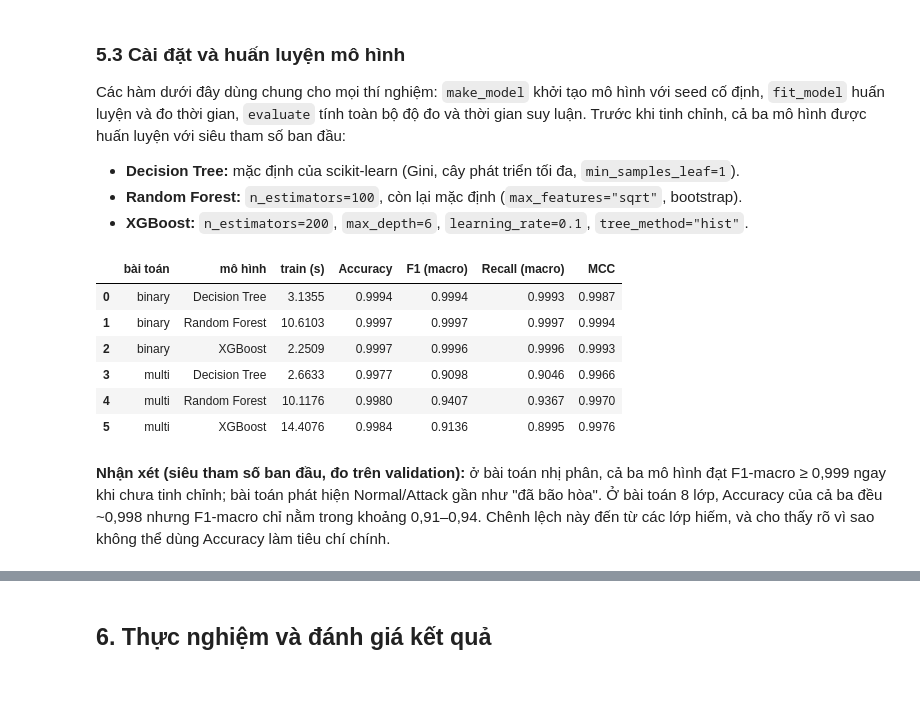
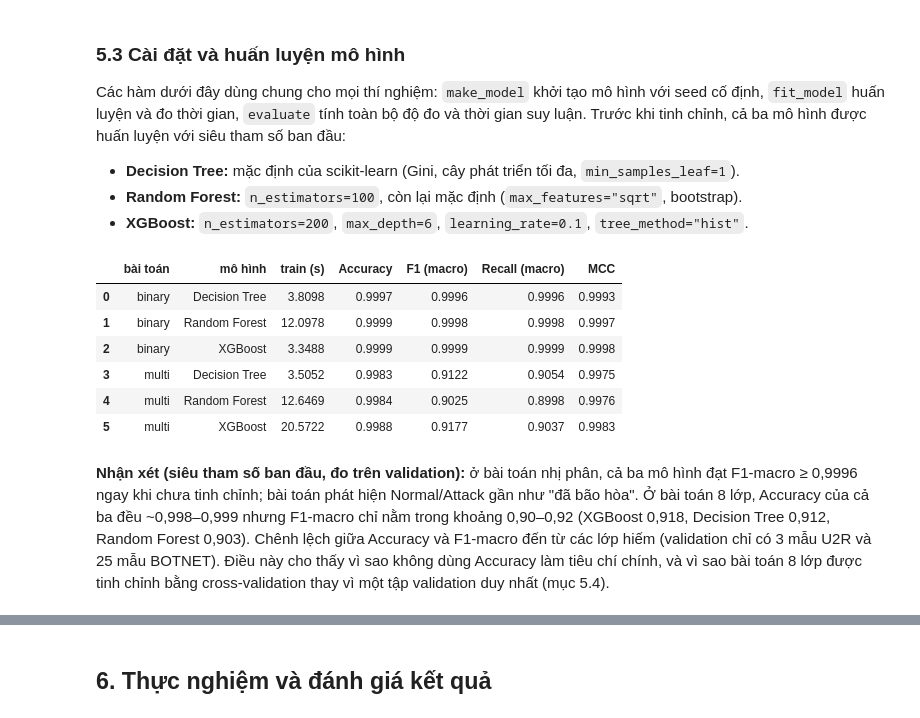
Before and after one commit to PhanManhTan/NT120, a Jupyter notebook: NT120_DoAn_Nhom03_SoSanhML_InSDN.ipynb, the cells around one changed output, grey strips where cells are left out. Cells and saved outputs as stored; diff of their text form; code cells hidden in the pictures; blank space fills up the shorter version.

```diff
--- a/NT120_DoAn_Nhom03_SoSanhML_InSDN.ipynb
+++ b/NT120_DoAn_Nhom03_SoSanhML_InSDN.ipynb
@@ -193,7 +210,7 @@ CANDIDATE_DIRS = [
 DATA_DIR = next((p for p in CANDIDATE_DIRS if p.exists()), None)
 if DATA_DIR is None:
     import kagglehub  # pip install kagglehub
-    DATA_DIR = Path(kagglehub.dataset_download("badcodebuilder/insdn-dataset")) / "InSDN_DatasetCSV"
+    DATA_DIR = Path(kagglehub.dataset_download("badcodebuilder/insdn-dataset/versions/2")) / "InSDN_DatasetCSV"
 
 csv_files = sorted(DATA_DIR.glob("*.csv"))
 print("DATA_DIR:", DATA_DIR)
@@ -208,6 +225,9 @@ for file in csv_files:
 
 df_raw = pd.concat(frames, ignore_index=True, sort=False)
 print("Kích thước dữ liệu gốc:", df_raw.shape)
+# Dừng sớm nếu dữ liệu khác bản đã dùng trong báo cáo (3 file, 343.889 luồng, 84 cột + __source_file)
+assert len(csv_files) == 3 and df_raw.shape == (343889, 85), "Dữ liệu khác phiên bản InSDN đã dùng"
+
 df_raw.head()
 # %% [output]
 DATA_DIR: /root/.cache/kagglehub/datasets/badcodebuilder/insdn-dataset/versions/2/InSDN_DatasetCSV
@@ -511,8 +531,13 @@ n_clipped = int((df[clip_cols] < 0).sum().sum())
 df[clip_cols] = df[clip_cols].clip(lower=0)
 print("Số giá trị âm được cắt về 0:", n_clipped)
 
-# (e) Khử trùng lặp theo (đặc trưng + nhãn): tránh cùng một flow xuất hiện ở cả train và test
+# (e) Khử trùng lặp theo (đặc trưng + nhãn): tránh cùng một flow xuất hiện ở cả train và test.
+#     scikit-learn và XGBoost đều ép đầu vào về float32, nên trùng lặp phải được xác định TRONG KHÔNG GIAN
+#     float32: nếu khử trên float64, một số vector khác nhau ở chữ số thứ 8 trở đi sẽ trở thành giống hệt nhau
+#     khi vào mô hình và rò rỉ giữa train/test. (Ép float32 trước cũng giảm một nửa bộ nhớ.)
 feat_cols = [c for c in df.columns if c not in ("Label", "__source_file")]
+num_feat_cols = [c for c in feat_cols if c != "Protocol"]
+df[num_feat_cols] = df[num_feat_cols].astype("float32")
 df = df.drop_duplicates(subset=feat_cols + ["Label"], keep="first")
 log.append(("Khử trùng lặp (đặc trưng + nhãn)", len(df), df.shape[1]))
 
@@ -571,6 +598,8 @@ label_encoder = LabelEncoder().fit(df["Label"])
 CLASS_NAMES = list(label_encoder.classes_)
 y_multi_all = label_encoder.transform(df["Label"])
 print("Các lớp:", dict(enumerate(CLASS_NAMES)))
+# Chỉ số 7 lớp còn lại khi bỏ U2R (dùng cho độ đo bổ sung "F1-macro trừ U2R")
+KEEP7 = [i for i, c in enumerate(CLASS_NAMES) if c != "U2R"]
 
 
 class ProtocolEncoder:
@@ -788,43 +834,42 @@ def evaluate(model, X, y, task):
         "Precision (macro)": precision_score(y, pred, average="macro", zero_division=0),
         "Recall (macro)": recall_score(y, pred, average="macro", zero_division=0),
         "F1 (macro)": f1_score(y, pred, average="macro", zero_division=0),
         "F1 (weighted)": f1_score(y, pred, average="weighted", zero_division=0),
         "MCC": matthews_corrcoef(y, pred),
         "ROC-AUC": auc,
         "Suy luận (µs/flow)": 1e6 * infer / len(y),
     }
     if task == "multi":
         # F1-macro không tính U2R: lớp này chỉ có 2 mẫu trong test nên 1 mẫu đúng/sai làm F1-macro dao động ~0,06
-        keep = [i for i, c in enumerate(CLASS_NAMES) if c != "U2R"]
-        out["F1 (macro, trừ U2R)"] = f1_score(y, pred, labels=keep, average="macro", zero_division=0)
+        out["F1 (macro, trừ U2R)"] = f1_score(y, pred, labels=KEEP7, average="macro", zero_division=0)
     return out, pred, proba
 
 
 # Siêu tham số BAN ĐẦU (mặc định hợp lý, chưa tinh chỉnh)
 DEFAULT_PARAMS = {
     "Decision Tree": {},                                             # cây phát triển tối đa
     "Random Forest": {"n_estimators": 100},
     "XGBoost": {"n_estimators": 200, "max_depth": 6, "learning_rate": 0.1},
 }
 
 rows = []
 for task in ["binary", "multi"]:
     for name in MODEL_NAMES:
         m, t = fit_model(name, task, X_train, Y[task]["train"], **DEFAULT_PARAMS[name])
         res, _, _ = evaluate(m, X_val, Y[task]["val"], task)
         rows.append({"bài toán": task, "mô hình": name, "train (s)": t, **res})
 default_val = pd.DataFrame(rows)
 display(default_val[["bài toán", "mô hình", "train (s)", "Accuracy", "F1 (macro)", "Recall (macro)", "MCC"]])
 # %% [output]
 |  | bài toán | mô hình | train (s) | Accuracy | F1 (macro) | Recall (macro) | MCC |
-| 0 | binary | Decision Tree | 3.1355 | 0.9994 | 0.9994 | 0.9993 | 0.9987 |
-| 1 | binary | Random Forest | 10.6103 | 0.9997 | 0.9997 | 0.9997 | 0.9994 |
-| 2 | binary | XGBoost | 2.2509 | 0.9997 | 0.9996 | 0.9996 | 0.9993 |
-| 3 | multi | Decision Tree | 2.6633 | 0.9977 | 0.9098 | 0.9046 | 0.9966 |
-| 4 | multi | Random Forest | 10.1176 | 0.9980 | 0.9407 | 0.9367 | 0.9970 |
-| 5 | multi | XGBoost | 14.4076 | 0.9984 | 0.9136 | 0.8995 | 0.9976 |
+| 0 | binary | Decision Tree | 3.8098 | 0.9997 | 0.9996 | 0.9996 | 0.9993 |
+| 1 | binary | Random Forest | 12.0978 | 0.9999 | 0.9998 | 0.9998 | 0.9997 |
+| 2 | binary | XGBoost | 3.3488 | 0.9999 | 0.9999 | 0.9999 | 0.9998 |
+| 3 | multi | Decision Tree | 3.5052 | 0.9983 | 0.9122 | 0.9054 | 0.9975 |
+| 4 | multi | Random Forest | 12.6469 | 0.9984 | 0.9025 | 0.8998 | 0.9976 |
+| 5 | multi | XGBoost | 20.5722 | 0.9988 | 0.9177 | 0.9037 | 0.9983 |
 # %% [markdown]
-**Nhận xét (siêu tham số ban đầu, đo trên validation):** ở bài toán nhị phân, cả ba mô hình đạt F1-macro ≥ 0,999 ngay khi chưa tinh chỉnh; bài toán phát hiện Normal/Attack gần như "đã bão hòa". Ở bài toán 8 lớp, Accuracy của cả ba đều ~0,998 nhưng F1-macro chỉ nằm trong khoảng 0,91–0,94. Chênh lệch này đến từ các lớp hiếm, và cho thấy rõ vì sao không thể dùng Accuracy làm tiêu chí chính.
+**Nhận xét (siêu tham số ban đầu, đo trên validation):** ở bài toán nhị phân, cả ba mô hình đạt F1-macro ≥ 0,9996 ngay khi chưa tinh chỉnh; bài toán phát hiện Normal/Attack gần như "đã bão hòa". Ở bài toán 8 lớp, Accuracy của cả ba đều ~0,998–0,999 nhưng F1-macro chỉ nằm trong khoảng 0,90–0,92 (XGBoost 0,918, Decision Tree 0,912, Random Forest 0,903). Chênh lệch giữa Accuracy và F1-macro đến từ các lớp hiếm (validation chỉ có 3 mẫu U2R và 25 mẫu BOTNET). Điều này cho thấy vì sao không dùng Accuracy làm tiêu chí chính, và vì sao bài toán 8 lớp được tinh chỉnh bằng cross-validation thay vì một tập validation duy nhất (mục 5.4).
 # %% [markdown]
 ### 5.4 Tinh chỉnh siêu tham số
 
```
Also changed, not shown: parts of 44 cells of this notebook.
